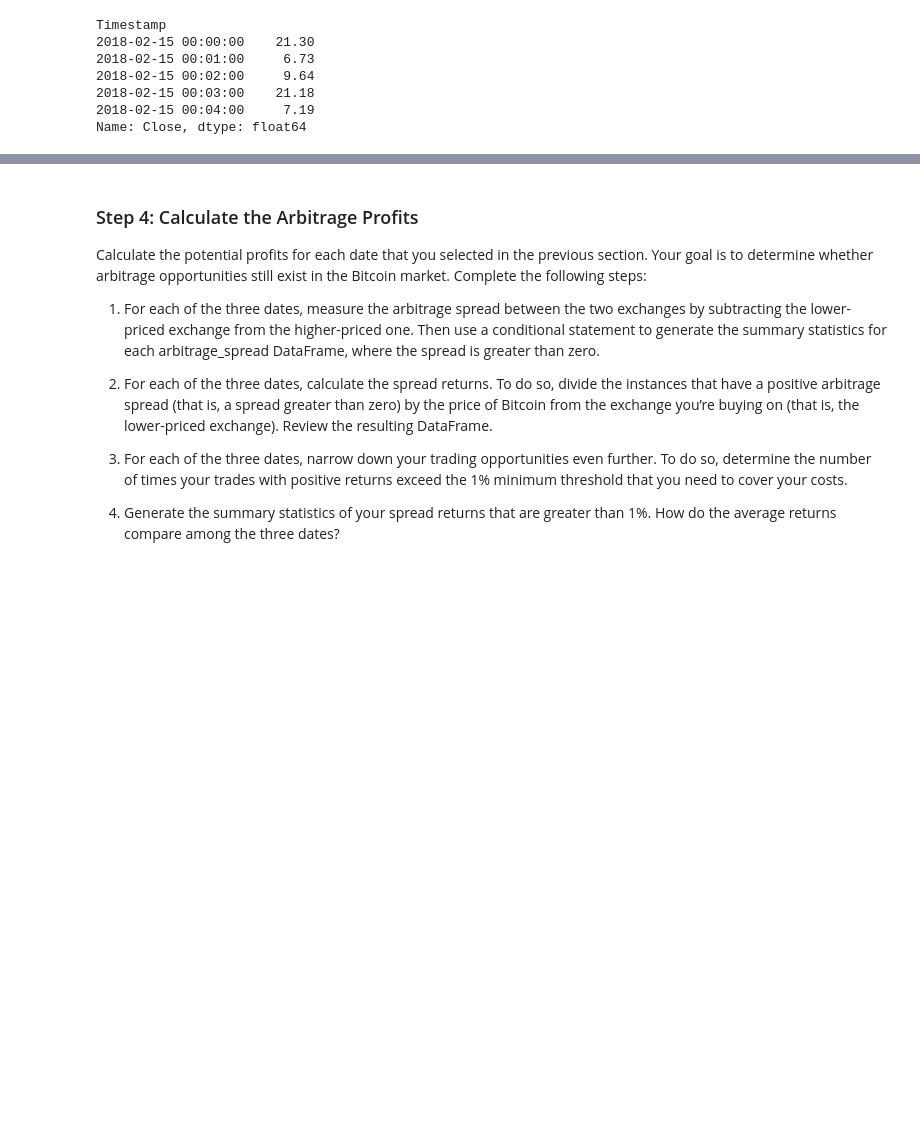
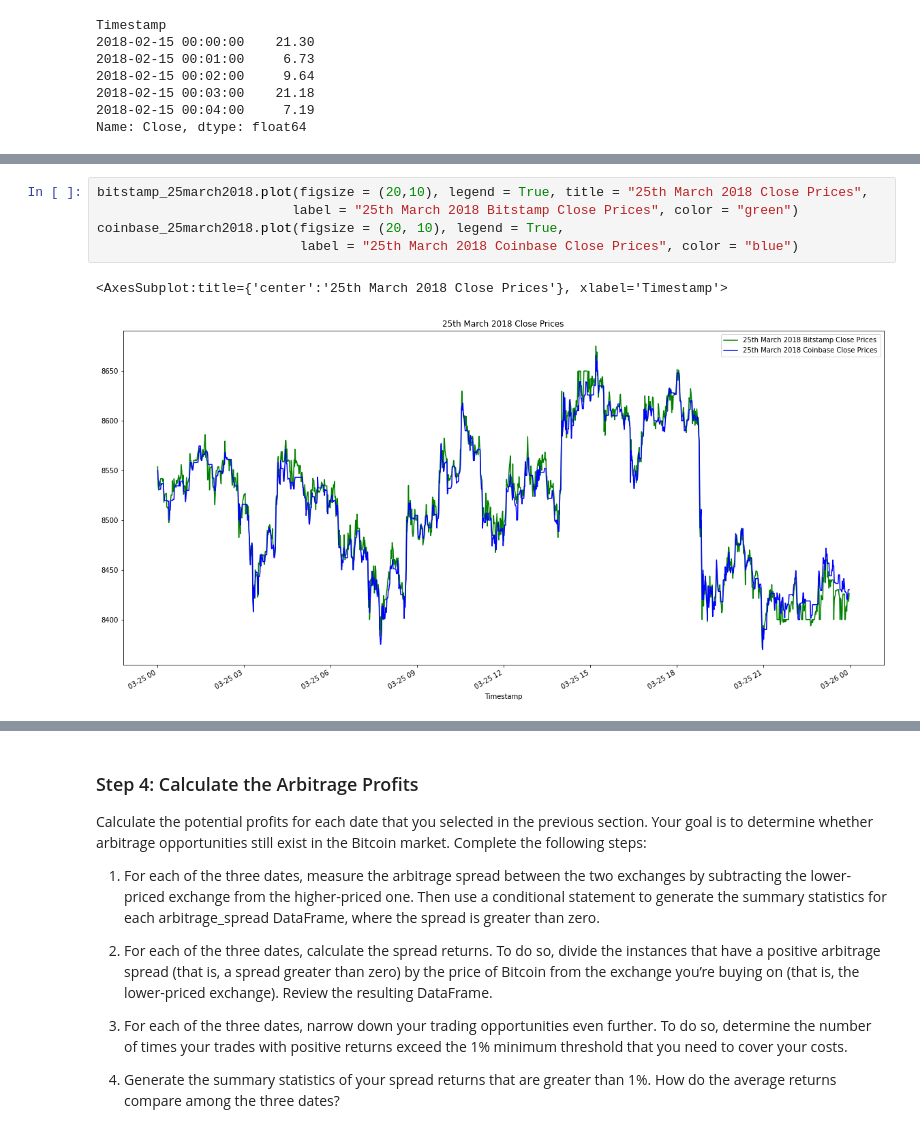
Before and after one commit to aaron-elliott/Challenge_3, a Jupyter notebook: crypto_arbitrage.ipynb, the cells around one changed output, grey strips where cells are left out. Cells and saved outputs as stored; diff of their text form; blank space fills up the shorter version.

```diff
--- a/crypto_arbitrage.ipynb
+++ b/crypto_arbitrage.ipynb
@@ -431,3 +447,11 @@ Name: Close, dtype: float64
+# %%
+bitstamp_25march2018.plot(figsize = (20,10), legend = True, title = "25th March 2018 Close Prices",
+                         label = "25th March 2018 Bitstamp Close Prices", color = "green")
+coinbase_25march2018.plot(figsize = (20, 10), legend = True,
+                          label = "25th March 2018 Coinbase Close Prices", color = "blue")
+# %% [output]
+<AxesSubplot:title={'center':'25th March 2018 Close Prices'}, xlabel='Timestamp'>
+[figure, added]
 # %%
 # Using the date from the late that you have selected, calculate the arbitrage spread
 # by subtracting the bitstamp lower closing prices from the coinbase higher closing prices
```
Also changed, not shown: parts of 31 cells of this notebook.
